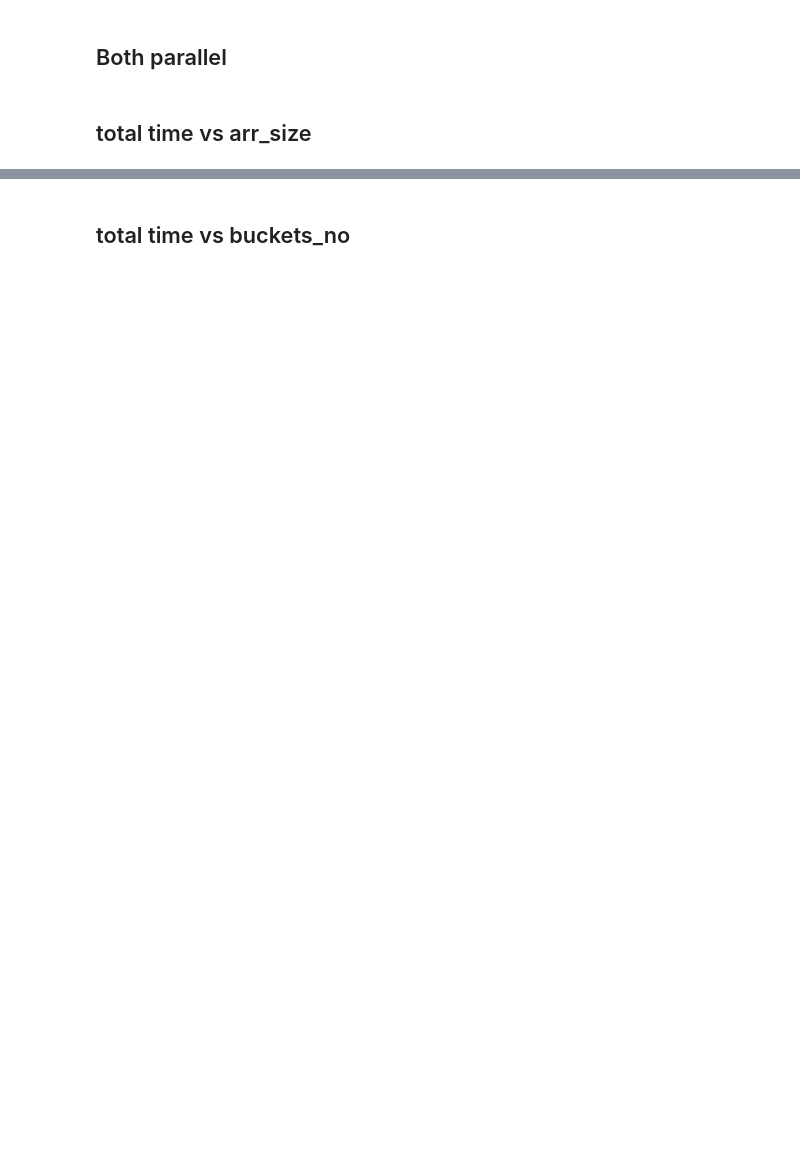
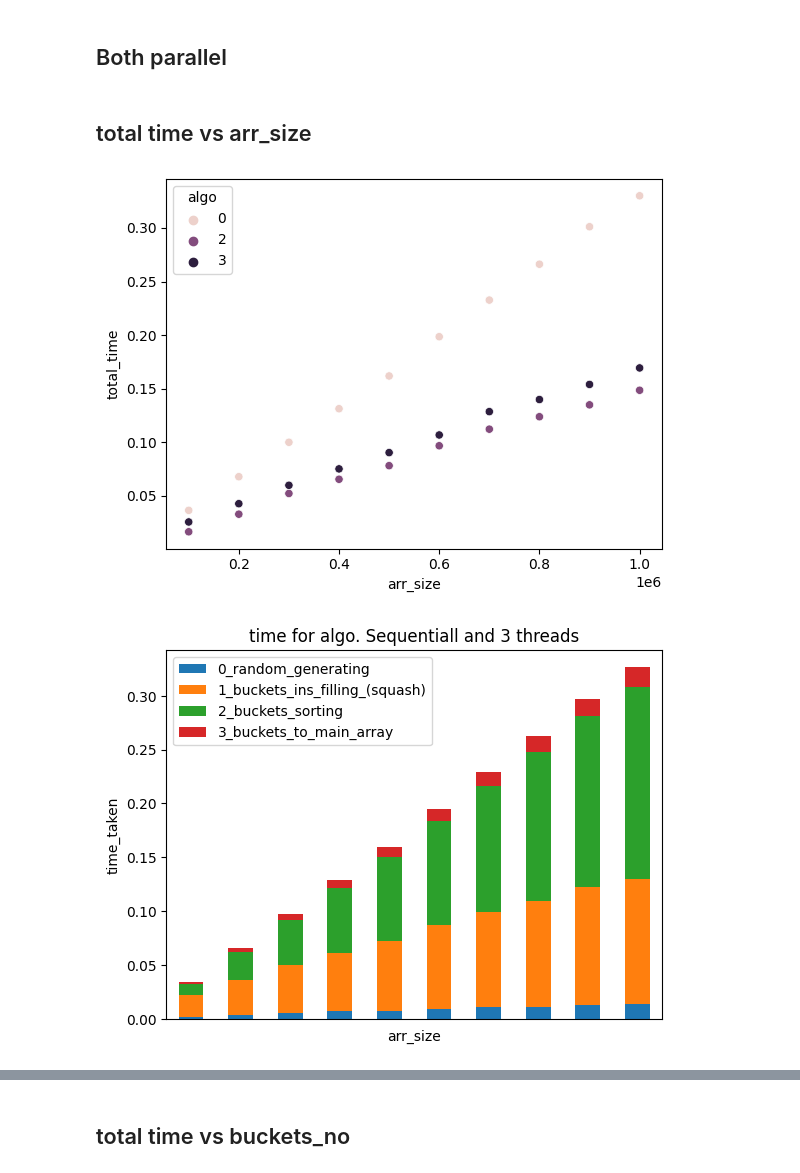
Before and after one commit to xsalonx/MPR-2023, a Jupyter notebook: lab2/vis2.ipynb, the cells around one changed output, grey strips where cells are left out. Drawn from its saved outputs; the diff is of its cells as text; code cells hidden in the pictures; blank space fills up the shorter version.

Commit message:
more data

```diff
--- a/lab2/vis2.ipynb
+++ b/lab2/vis2.ipynb
@@ -82,2 +86,10 @@ def stats_print(df, t):
 # %% [markdown]
 ## total time vs arr_size
+# %%
+for i in range(2, 5):
+    df = get_data(f'buckets2-{i}.txt', [0, 2, 3])
+    stats_print(df, 'arr_size', i)
+    plt.show()
+# %% [output]
+[figure, added]
+[figure, added]
```
Also changed, not shown: parts of 9 cells of this notebook.
